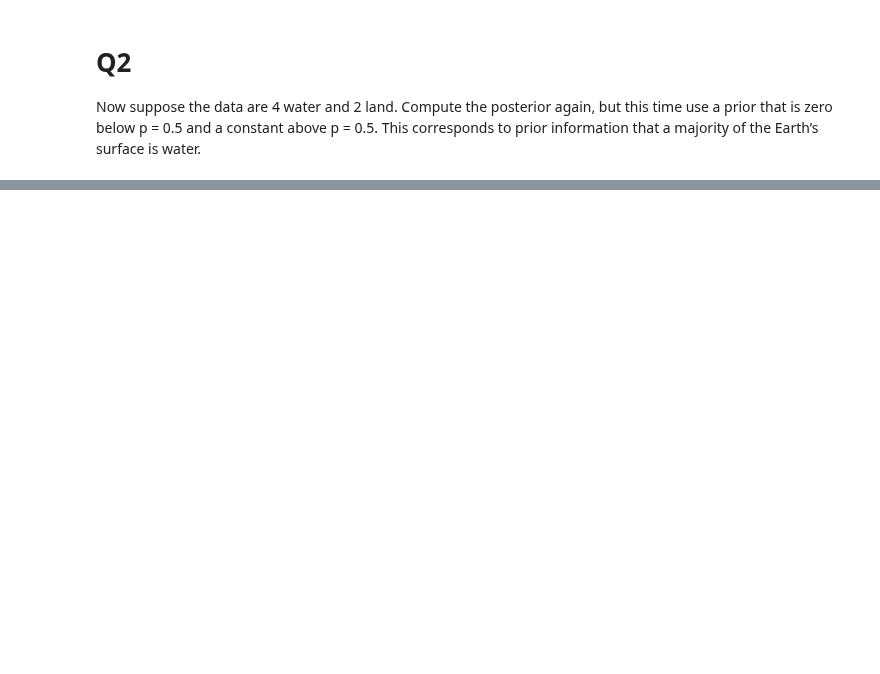
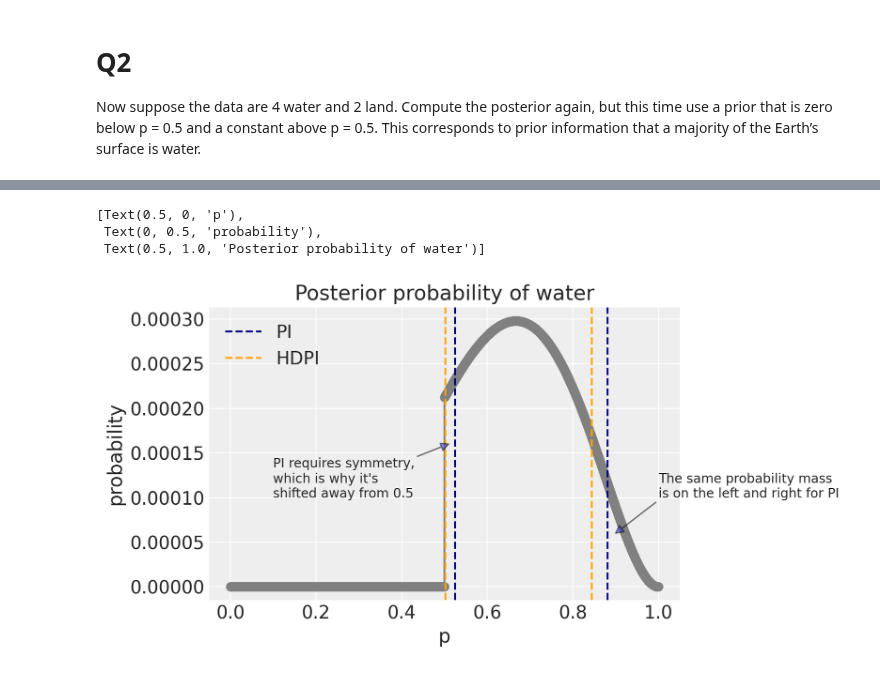
Before and after one commit to benslack19/stats_rethinking, a Jupyter notebook: SR_notebooks_2022/stats_rethinking_hw01.ipynb, the cells around one changed output, grey strips where cells are left out. Drawn from its saved outputs; the diff is of its cells as text; code cells hidden in the pictures; blank space fills up the shorter version.

```diff
--- a/SR_notebooks_2022/stats_rethinking_hw01.ipynb
+++ b/SR_notebooks_2022/stats_rethinking_hw01.ipynb
@@ -109,0 +199,8 @@ Now suppose the data are 4 water and 2 land. Compute the posterior again, but th
+# %%
+# assign p 10000 equally spaced values from 0 to 1
+p_grid = np.linspace(0, 1, 10**4)
+prior = [int(i) for i in (p_grid > 0.5)]
+prior = [i * (1 / np.sum(prior)) for i in prior]  # proper prior that sums to 1 (optional)
+lik = stats.binom.pmf(k=4, n=6, p=p_grid)
+unstd_posterior = lik * prior
+posterior = unstd_posterior / np.sum(unstd_posterior)
@@ -109,0 +209,3 @@ Now suppose the data are 4 water and 2 land. Compute the posterior again, but th
+# %%
+samples = np.random.choice(p_grid, p=posterior, size=int(1e4), replace=True)
+samples
@@ -109,0 +228,36 @@ Now suppose the data are 4 water and 2 land. Compute the posterior again, but th
+# %%
+# visualize
+f, ax1 = plt.subplots(1, 1, figsize=(8, 4), sharex=True, sharey=True)
+
+# posterior
+ax1.plot(p_grid, posterior, '-o', color="gray")
+ax1.annotate(
+        "PI requires symmetry,\nwhich is why it's\nshifted away from 0.5",
+        xy=[0.51, 0.00016],
+        xytext=[0.1, 0.00010],
+        arrowprops=dict(
+            alpha=0.5, width=0.01, headwidth=6, headlength=6, shrink=2
+        ),  # arrowstyle
+)
+
+ax1.annotate(
+        "The same probability mass\nis on the left and right for PI",
+        xy=[0.90, 0.00006],
+        xytext=[1.0, 0.00010],
+        arrowprops=dict(
+            alpha=0.5, width=0.01, headwidth=6, headlength=6, shrink=2
+        ),  # arrowstyle
+)
+
+ax1.axvline(np.percentile(samples, [5.5, 94.5])[0], color='navy', linestyle='dashed', label='PI')
+ax1.axvline(np.percentile(samples, [5.5, 94.5])[1], color='navy', linestyle='dashed')
+ax1.axvline(az.hdi(samples, hdi_prob=0.89)[0], color='orange', linestyle='dashed', label='HDPI')
+ax1.axvline(az.hdi(samples, hdi_prob=0.89)[1], color='orange', linestyle='dashed')
+ax1.legend()
+
+ax1.set(xlabel='p', ylabel='probability', title='Posterior probability of water')
+# %% [output]
+[Text(0.5, 0, 'p'),
+ Text(0, 0.5, 'probability'),
+ Text(0.5, 1.0, 'Posterior probability of water')]
+[figure, added]
```
Also changed, not shown: parts of 32 cells of this notebook, 1 other file.
